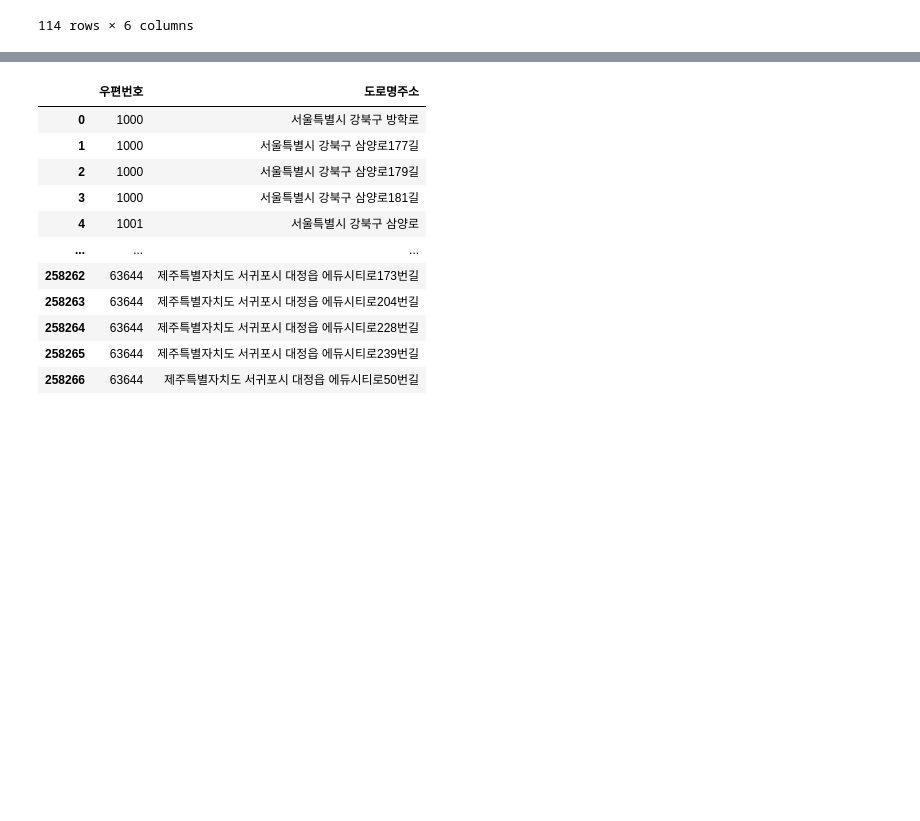
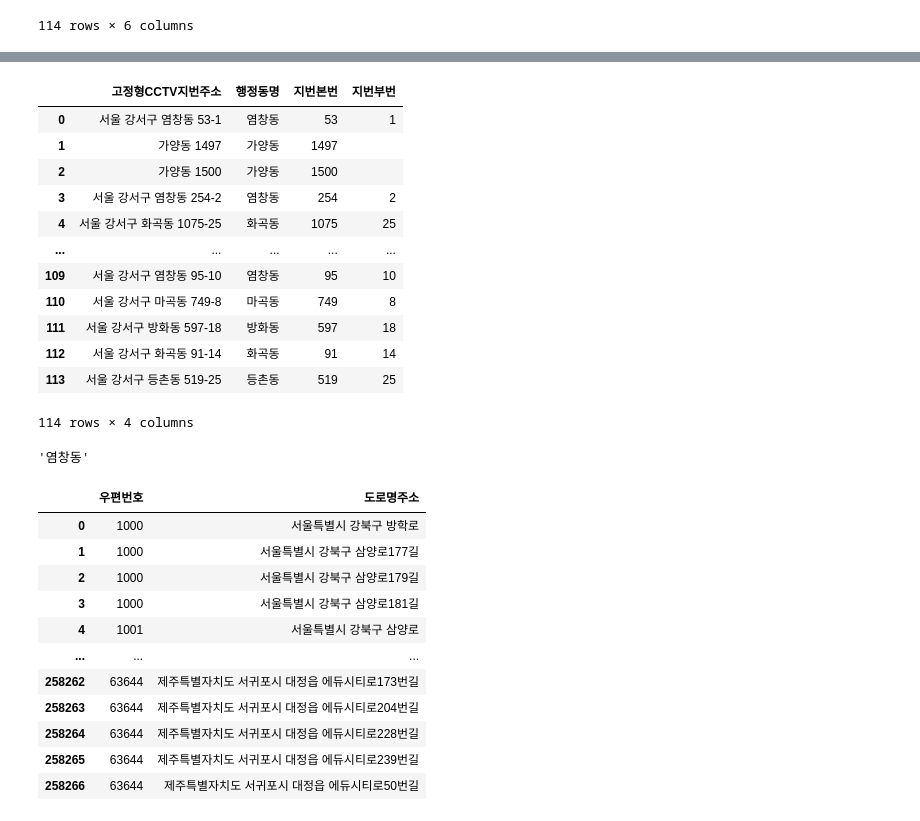
Before and after one commit to davin0130/davin0130, a Jupyter notebook: TeamProject/2023_공모전/강서구 빅데이터 불법주정차 데이터.ipynb, the cells around one changed output, grey strips where cells are left out. Cells and saved outputs as stored; diff of their text form; code cells hidden in the pictures; blank space fills up the shorter version.

```diff
--- a/TeamProject/2023_공모전/강서구 빅데이터 불법주정차 데이터.ipynb
+++ b/TeamProject/2023_공모전/강서구 빅데이터 불법주정차 데이터.ipynb
@@ -244,7 +245,3 @@ ill_cctv_df
 | 112 | 서울 강서구 화곡동 91-14 | 37.547379 | 126.844877 | 강서구 | 우장초교 통학로 주변 | 불법주정차구역 |
 | 113 | 서울 강서구 등촌동 519-25 | 37.547157 | 126.859699 | 강서구 | 등촌초등학교 주변 | 불법주정차구역 |
 114 rows × 6 columns
-# %%
-ill_cctv_df['주소'] = ill_cctv_df['고정형CCTV지번주소'].str.split(' ')
-
-ill_cctv_df[['고정형CCTV지번주소', '주소']]
@@ -264,0 +248,12 @@ ill_cctv_df[['고정형CCTV지번주소', '주소']]
+# %%
+# ill_cctv_df['주소'] = ill_cctv_df['고정형CCTV지번주소'].str.split(' ')
+addr = []
+for i in range(len(ill_cctv_df)):
+    temp = ill_cctv_df['고정형CCTV지번주소'][i].replace('-',' ').split(' ')
+#     temp = [str(str(ill_cctv_df['고정형CCTV지번주소'][i].split(' ')).split('-')).replace('[','').replace(']','')]
+    if '서울' in temp or '강서구' in temp:
+        temp.pop(0)
+        temp.pop(0)
+    addr.append(temp)
+ill_cctv_df['주소'] = addr
+ill_cctv_df[['고정형CCTV지번주소', '주소']]
@@ -265,3 +274,44 @@ ill_cctv_df[['고정형CCTV지번주소', '주소']]
+# %%
+ill_cctv_df[['주소']]
+ill_cctv_dong = []
+ill_cctv_jibon = []
+ill_cctv_jibu =[]
+for i in range(len(ill_cctv_df)):
+    if len(ill_cctv_df['주소'][i]) == 3:
+        ill_cctv_dong.append(ill_cctv_df['주소'][i][0])
+        ill_cctv_jibon.append(ill_cctv_df['주소'][i][1])
+        ill_cctv_jibu.append(ill_cctv_df['주소'][i][2])
+    else:
+        ill_cctv_dong.append(ill_cctv_df['주소'][i][0])
+        ill_cctv_jibon.append(ill_cctv_df['주소'][i][1])
+        ill_cctv_jibu.append('')
+
+ill_cctv_df['행정동명'] = ill_cctv_dong
+ill_cctv_df['지번본번'] = ill_cctv_jibon
+ill_cctv_df['지번부번'] = ill_cctv_jibu
+
+ill_cctv_df[['고정형CCTV지번주소', '행정동명', '지번본번', '지번부번']]
+# %% [output]
+|  | 고정형CCTV지번주소 | 행정동명 | 지번본번 | 지번부번 |
+| 0 | 서울 강서구 염창동 53-1 | 염창동 | 53 | 1 |
+| 1 | 가양동 1497 | 가양동 | 1497 |  |
+| 2 | 가양동 1500 | 가양동 | 1500 |  |
+| 3 | 서울 강서구 염창동 254-2 | 염창동 | 254 | 2 |
+| 4 | 서울 강서구 화곡동 1075-25 | 화곡동 | 1075 | 25 |
+| ... | ... | ... | ... | ... |
+| 109 | 서울 강서구 염창동 95-10 | 염창동 | 95 | 10 |
+| 110 | 서울 강서구 마곡동 749-8 | 마곡동 | 749 | 8 |
+| 111 | 서울 강서구 방화동 597-18 | 방화동 | 597 | 18 |
+| 112 | 서울 강서구 화곡동 91-14 | 화곡동 | 91 | 14 |
+| 113 | 서울 강서구 등촌동 519-25 | 등촌동 | 519 | 25 |
+114 rows × 4 columns
+# %%
+# ill_cctv_df['동'] = [ill_cctv_df['주소']][0]
+# ill_cctv_df['번지'] = [ill_cctv_df['주소']][1]
+# ill_cctv_df[['주소', '동', '번지']]
+ill_cctv_df['주소'][0][0]
+# %% [output]
+'염창동'
 # %%
 zipdoro_df = pd.read_csv(zipdoro, encoding='cp949')
 zipdoro_df
```
Also changed, not shown: parts of 11 cells of this notebook, 1 other file.
